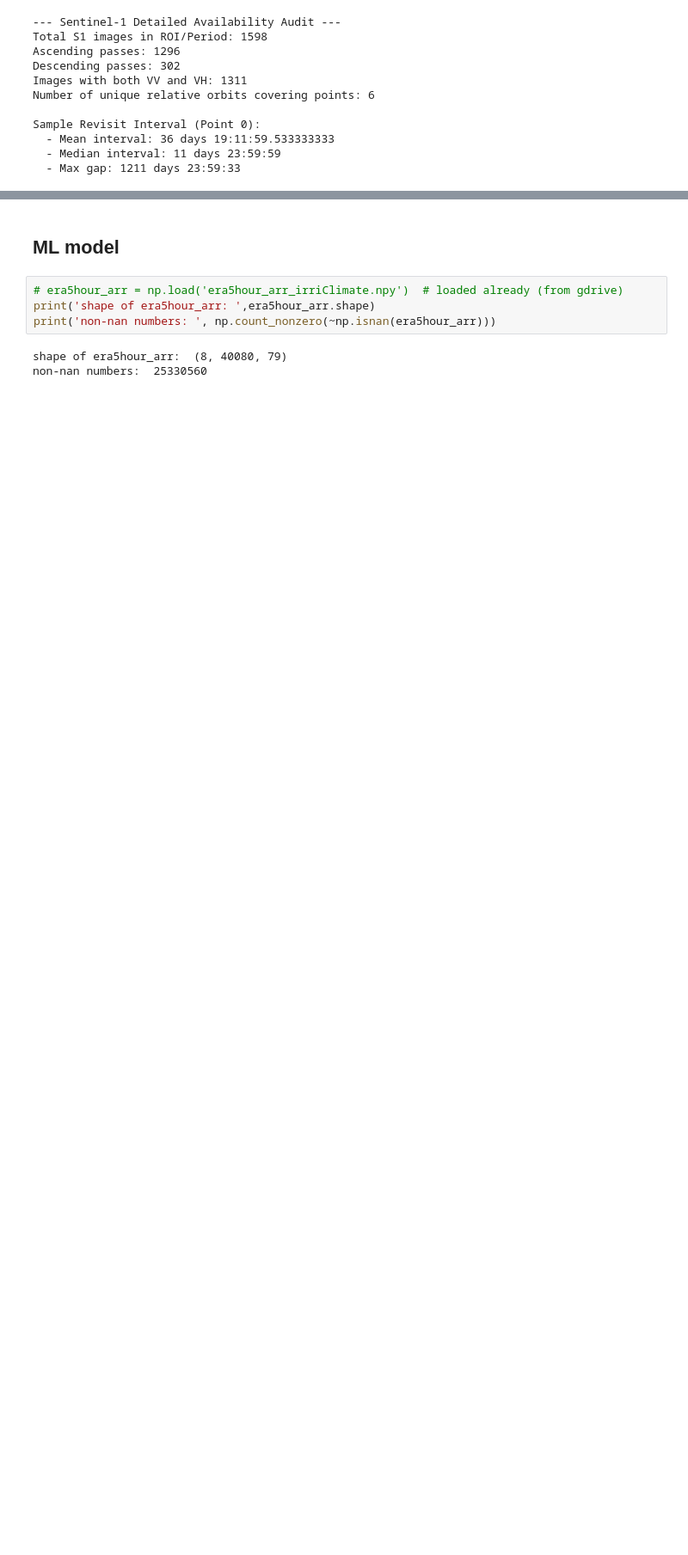
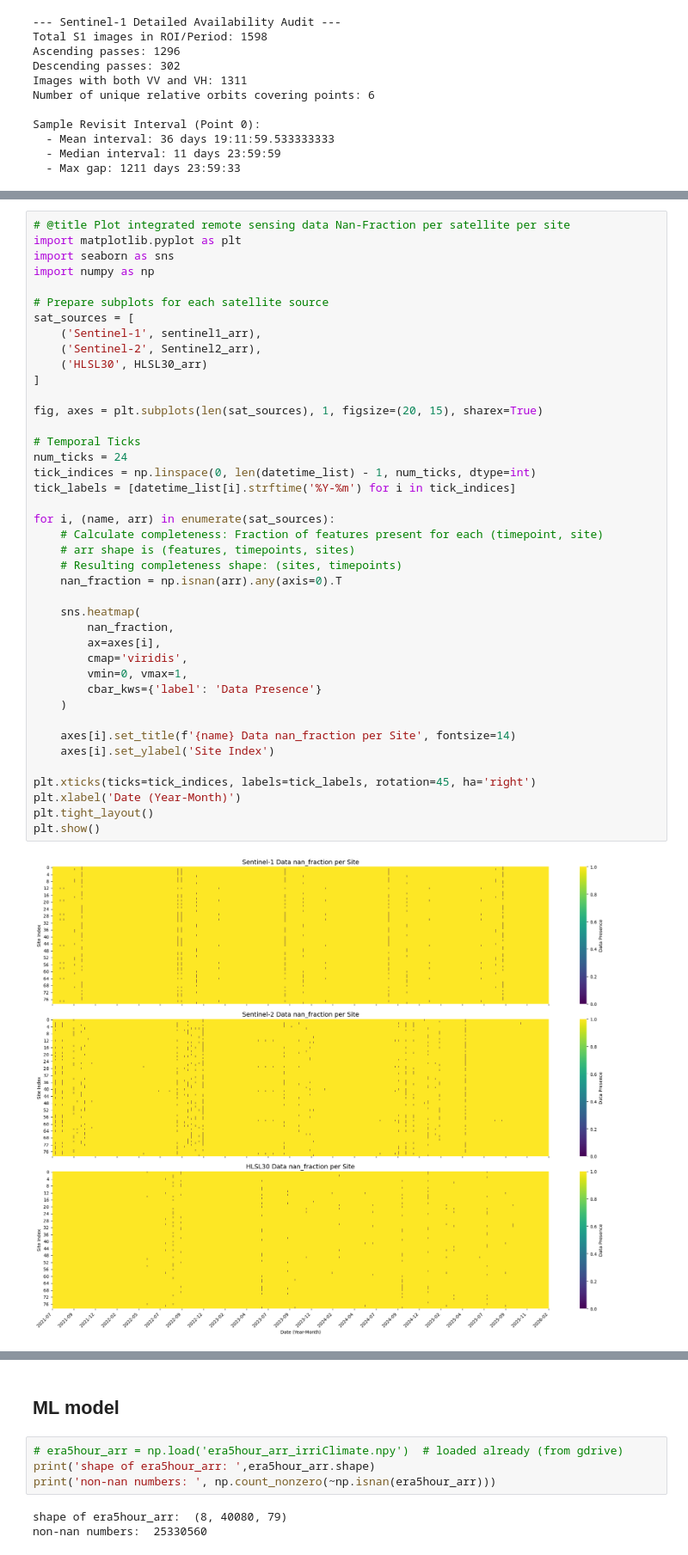
Before and after one commit to ilmcconnell/HRSM, a Jupyter notebook: HRSM_MAPPING_ML_pipeline_multiplePoints.ipynb, the cells around one changed output, grey strips where cells are left out. Shown at 86% size. Cells and saved outputs as stored; diff of their text form; blank space fills up the shorter version.

```diff
--- a/HRSM_MAPPING_ML_pipeline_multiplePoints.ipynb
+++ b/HRSM_MAPPING_ML_pipeline_multiplePoints.ipynb
@@ -1524,3 +1561,46 @@ for arr, feature_names, title in zip(
 [figure]
 [figure]
 [figure]
+# %%
+# @title Plot integrated remote sensing data Nan-Fraction per satellite per site
+import matplotlib.pyplot as plt
+import seaborn as sns
+import numpy as np
+
+# Prepare subplots for each satellite source
+sat_sources = [
+    ('Sentinel-1', sentinel1_arr),
+    ('Sentinel-2', Sentinel2_arr),
+    ('HLSL30', HLSL30_arr)
+]
+
+fig, axes = plt.subplots(len(sat_sources), 1, figsize=(20, 15), sharex=True)
+
+# Temporal Ticks
+num_ticks = 24
+tick_indices = np.linspace(0, len(datetime_list) - 1, num_ticks, dtype=int)
+tick_labels = [datetime_list[i].strftime('%Y-%m') for i in tick_indices]
+
+for i, (name, arr) in enumerate(sat_sources):
+    # Calculate completeness: Fraction of features present for each (timepoint, site)
+    # arr shape is (features, timepoints, sites)
+    # Resulting completeness shape: (sites, timepoints)
+    nan_fraction = np.isnan(arr).any(axis=0).T
+
+    sns.heatmap(
+        nan_fraction,
+        ax=axes[i],
+        cmap='viridis',
+        vmin=0, vmax=1,
+        cbar_kws={'label': 'Data Presence'}
+    )
+
+    axes[i].set_title(f'{name} Data nan_fraction per Site', fontsize=14)
+    axes[i].set_ylabel('Site Index')
+
+plt.xticks(ticks=tick_indices, labels=tick_labels, rotation=45, ha='right')
+plt.xlabel('Date (Year-Month)')
+plt.tight_layout()
+plt.show()
+# %% [output]
+[figure, added]
```
Also changed, not shown: parts of 12 cells of this notebook.
